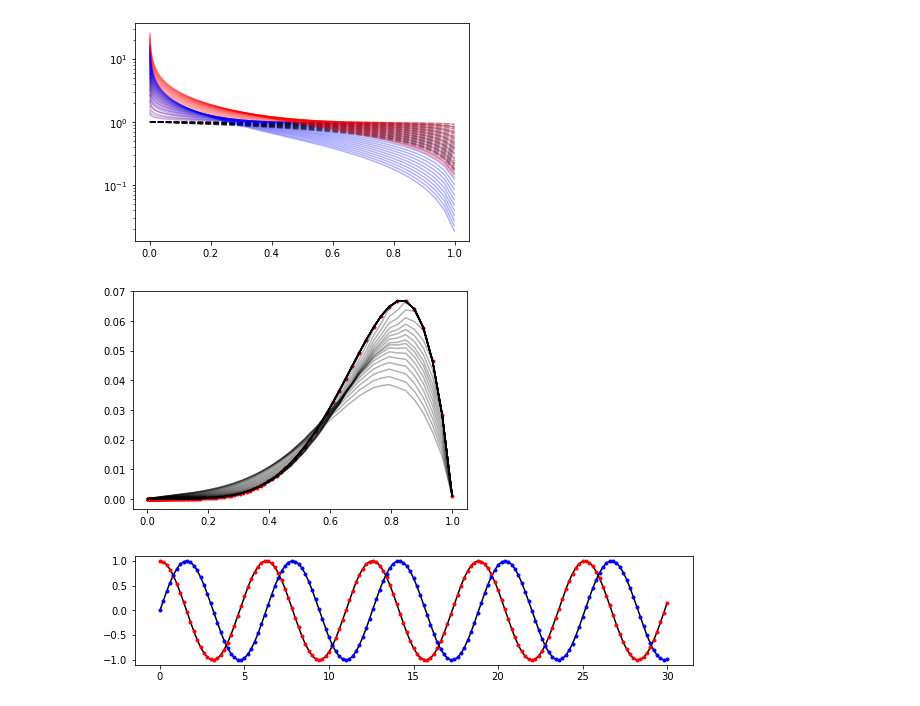
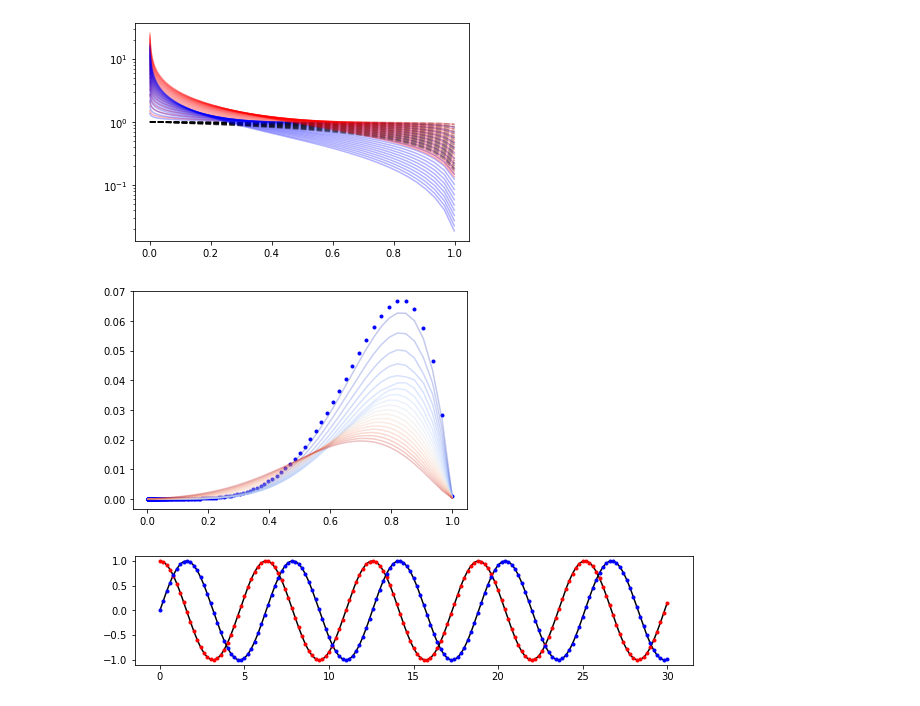
Before and after one commit to keweiyao/QCD-evolution, a Jupyter notebook: LO-DGLAP.ipynb, the cells around one changed output. Saved outputs shown, nothing was run; the diff lists cells and outputs as text; code cells hidden in the pictures.

```diff
--- a/LO-DGLAP.ipynb
+++ b/LO-DGLAP.ipynb
@@ -49,18 +49,23 @@ def Pgq(x, kt2):
 
 # PQQ
 @np.vectorize
+def RQQ(x, kt2, m2):
+    return CF*(1+x**2)
+
+@np.vectorize
 def AQQ(x, kt2, m2):
     if (kt2<0):
         return 0
-    return CF*(1+x**2)/(1-x) - CF*2*x*(1-x)/(kt2/m2+(1-x)**2)
+    return - CF*2*x*(1-x)/(kt2/m2+(1-x)**2)
+
 @np.vectorize
-def DQQ(kt2_m2, xmax):
+def DQQ(kt2_m2, xmin):
     if (kt2_m2<0):
         return 0
     kt_m = np.sqrt(kt2_m2)
-    return CF*( 2*np.log(1-xmax) +.5*xmax*(xmax+2)
-            + np.log((kt2_m2+(1-xmax)**2)/(kt2_m2+1))
-            + 2*kt_m*(np.arctan((xmax-1)/kt_m)-np.arctan((-1)/kt_m)) - xmax
+    return CF*( 1-xmin + .5*(1-xmin**2)
+            + np.log((kt2_m2+(1-xmin)**2)/kt2_m2)
+            + 2*kt_m*np.arctan((1-xmin)/kt_m) - 2. + 2.*xmin
               )
 # %%
 # scheme-1 R(x)/[(1-x)]_+
@@ -90,25 +95,30 @@ def dzD_valance_dt_1(t, zD):
     return dydt
 
 # Q - Qbar
-def dzD_valanceHF_dt_1(t, zD, m=4.5):
+def dzD_valanceHF_dt_1(t, zD, m=4.2):
     m2 = m**2
     Q2 = Lambda2 * np.exp(np.exp(t/b0))
-    kt2 = xgrid*(1-xgrid)*Q2 - xgrid**2*m2
+    kt2 = xgrid*(1-xgrid)*Q2 - (1-xgrid)**2*m2
     # we will remove unphysical region kt2<0 later in the splitting functions
-    xmax = Q2/(Q2+m2)
+    xmin = m2/(Q2+m2)
     N = zD.size
     dydt = np.zeros_like(zD)
-    Agrids = AQQ(xgrid, kt2, m2); Agrids[xgrid>xmax] = 0.
+    Agrids = AQQ(xgrid, kt2, m2); Agrids[xgrid<xmin] = 0.
+    Rgrids = RQQ(xgrid, kt2, m2); Rgrids[xgrid<xmin] = 0.
     zover1mz = xgrid/(1-xgrid+1e-15)
     for i in range(N):
         x = xgrid[i]
-        if x>xmax:
-            continue
+        S1 = 0.0
         for j in range(i,N):
-            dydt[i] += zD[N-1-j+i]*Agrids[j]*xgrid[j] * dlnx
+            S1 += (zD[N-1-j+i]*Rgrids[j] - zD[i]*Rgrids[N-1]) * zover1mz[j] * dlnx
+        dydt[i] += S1
 
-        dydt[i] += DQQ(kt2[i]/m2, xmax)*zD[i]
+        S2 = 0.0
+        for j in range(i):
+            S2 +=  zover1mz[j] * dlnx
+        dydt[i] -= S2 * zD[i]*Rgrids[N-1]
 
+        dydt[i] += DQQ(kt2[i]/m2, xmin)*zD[i]
     return dydt
 
 # g,q+qbar
@@ -195,24 +205,25 @@ plt.semilogy()
 # %%
 # heavy flavor Q-Qbar
 zDQv = ((1-xgrid)*xgrid**5)
-plt.plot(xgrid, zDQv, 'r.')
+plt.plot(xgrid, zDQv, 'b.')
 Q2min = 1**2
 Q2max = 100**2
 tmin = b0*np.log(np.log(Q2min/Lambda2))
 tmax = b0*np.log(np.log(Q2max/Lambda2))
 Nt = 40
 dt = (tmax-tmin)/(Nt-1)
 t = tmin
 
 for i in range(Nt):
-
+    color = plt.cm.coolwarm(i/Nt)
     zDQv = RK4(t, zDQv, dzD_valanceHF_dt_1, dt)
-    plt.plot(xgrid, zDQv, 'k-', alpha=.3)
+    if i%2==0:
+        plt.plot(xgrid, zDQv, '-',color=color, alpha=.3)
     t+=dt
 
 #plt.semilogy()
 # %% [output]
-[figure, old version]
+[figure, new version]
 # %%
 # test RK4
 plt.figure(figsize=(10,2))
```
Also changed, not shown: 7 other files.
